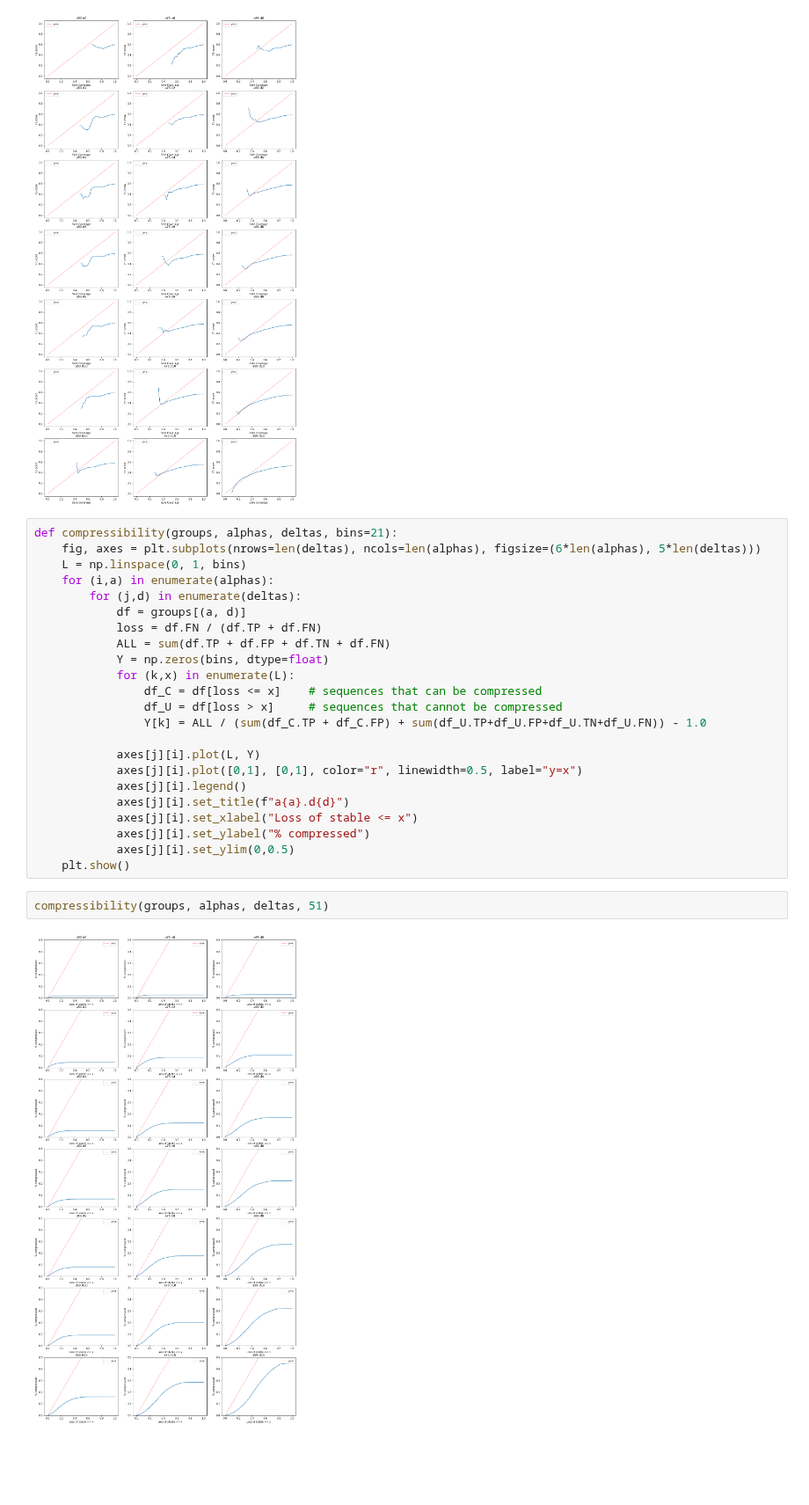
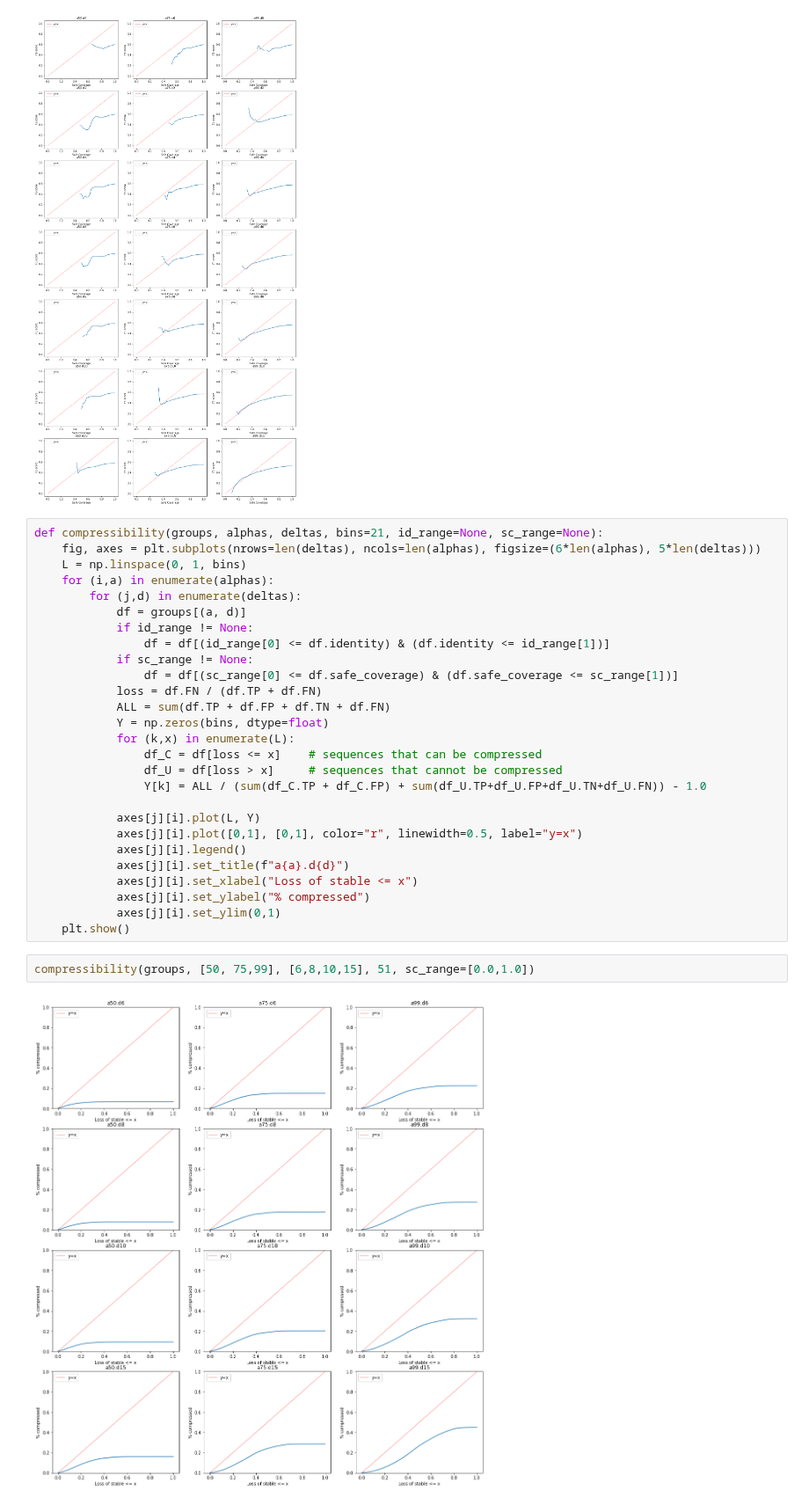
Before and after one commit to algbio/alignment-safety, a Jupyter notebook: pipeline/analysis/motifs.ipynb, the cells around one changed output. Shown at 88% size. Cells and saved outputs as stored; diff of their text form; blank space fills up the shorter version.

```diff
--- a/pipeline/analysis/motifs.ipynb
+++ b/pipeline/analysis/motifs.ipynb
@@ -501,12 +503,16 @@ grid_safe_coverage_binned(groups, "F1-score", alphas, deltas, 41)
 # %% [output]
 [figure]
 # %%
-def compressibility(groups, alphas, deltas, bins=21):
+def compressibility(groups, alphas, deltas, bins=21, id_range=None, sc_range=None):
     fig, axes = plt.subplots(nrows=len(deltas), ncols=len(alphas), figsize=(6*len(alphas), 5*len(deltas)))
     L = np.linspace(0, 1, bins)
     for (i,a) in enumerate(alphas):
         for (j,d) in enumerate(deltas):
             df = groups[(a, d)]
+            if id_range != None:
+                df = df[(id_range[0] <= df.identity) & (df.identity <= id_range[1])]
+            if sc_range != None:
+                df = df[(sc_range[0] <= df.safe_coverage) & (df.safe_coverage <= sc_range[1])]
             loss = df.FN / (df.TP + df.FN)
             ALL = sum(df.TP + df.FP + df.TN + df.FN)
             Y = np.zeros(bins, dtype=float)
@@ -521,9 +527,9 @@ def compressibility(groups, alphas, deltas, bins=21):
             axes[j][i].set_title(f"a{a}.d{d}")
             axes[j][i].set_xlabel("Loss of stable <= x")
             axes[j][i].set_ylabel("% compressed")
-            axes[j][i].set_ylim(0,0.5)
+            axes[j][i].set_ylim(0,1)
     plt.show()
-# %%
-compressibility(groups, alphas, deltas, 51)
-# %% [output]
-[figure, removed]
+# %%
+compressibility(groups, [50, 75,99], [6,8,10,15], 51, sc_range=[0.0,1.0])
+# %% [output]
+[figure, added]
```
Also changed, not shown: parts of 9 cells of this notebook, 1 other file.
